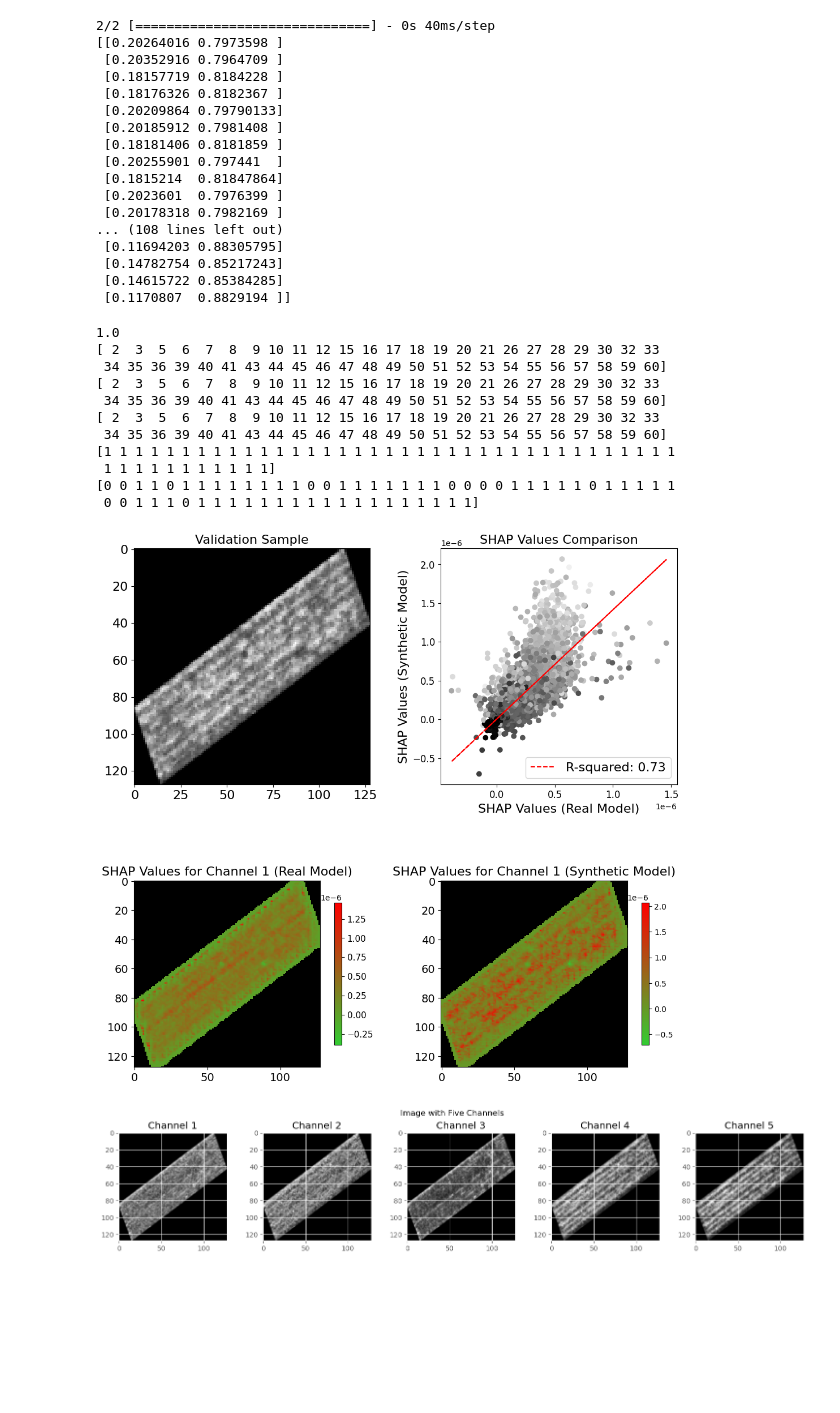
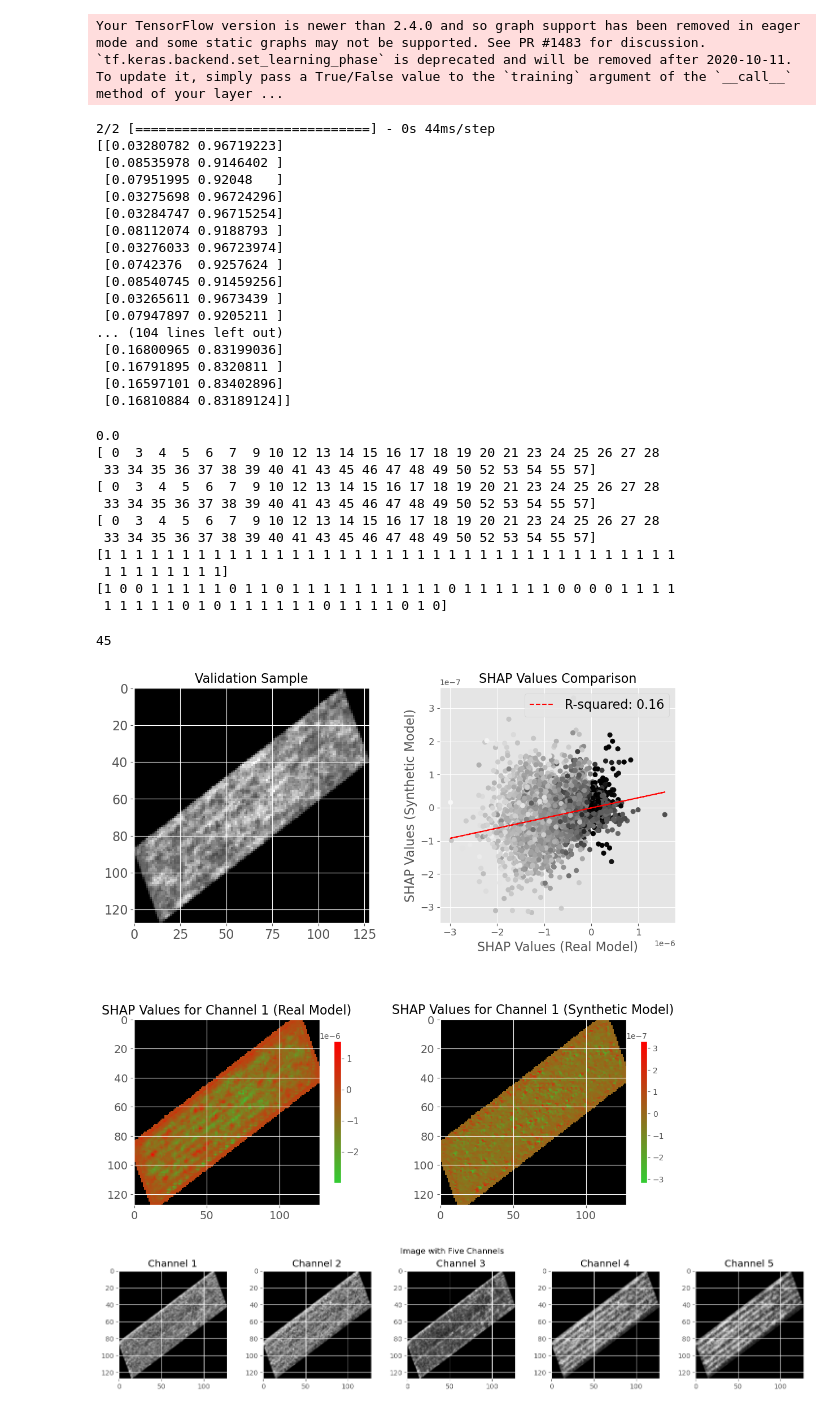
Before and after one commit to felipealencar/plant-disease-prediction, a Jupyter notebook: image_based_classificaction.ipynb, the cells around one changed output. Saved outputs shown, nothing was run; the diff lists cells and outputs as text; code cells hidden in the pictures; blank space fills up the shorter version.

```diff
--- a/image_based_classificaction.ipynb
+++ b/image_based_classificaction.ipynb
@@ -145,8 +140,8 @@ from tensorflow.keras.layers import Conv2D, MaxPooling2D, Flatten, Dense, Dropou
 from tensorflow.keras.utils import to_categorical
 
 # Load the preprocessed dataset
-# df = pd.read_csv('output-images.csv')  # Replace with the path to your preprocessed dataset CSV file
-df = pd.read_csv('output-temporal-synthetic-images.csv')  # Replace with the path to your preprocessed dataset CSV file
+df = pd.read_csv('output-images.csv')  # Replace with the path to your preprocessed dataset CSV file
+# df = pd.read_csv('output-temporal-synthetic-images.csv')  # Replace with the path to your preprocessed dataset CSV file
 print(df.shape)
 
 # Display the possible labels
@@ -416,23 +413,25 @@ y_true_classes = np.argmax(y_val, axis=1)
 correct_indices_real = np.where(y_pred_real_classes == y_true_classes)[0]
 correct_indices_synthetic = np.where(y_pred_synthetic_classes == y_true_classes)[0]
 # %% [output]
-2/2 [==============================] - 0s 40ms/step
-[[0.20264016 0.7973598 ]
- [0.20352916 0.7964709 ]
- [0.18157719 0.8184228 ]
- [0.18176326 0.8182367 ]
- [0.20209864 0.79790133]
- [0.20185912 0.7981408 ]
- [0.18181406 0.8181859 ]
- [0.20255901 0.797441  ]
- [0.1815214  0.81847864]
- [0.2023601  0.7976399 ]
- [0.20178318 0.7982169 ]
-... (108 lines left out)
- [0.11694203 0.88305795]
- [0.14782754 0.85217243]
- [0.14615722 0.85384285]
- [0.1170807  0.8829194 ]]
+Your TensorFlow version is newer than 2.4.0 and so graph support has been removed in eager mode and some static graphs may not be supported. See PR #1483 for discussion.
+`tf.keras.backend.set_learning_phase` is deprecated and will be removed after 2020-10-11. To update it, simply pass a True/False value to the `training` argument of the `__call__` method of your layer ...
+2/2 [==============================] - 0s 44ms/step
+[[0.03280782 0.96719223]
+ [0.08535978 0.9146402 ]
+ [0.07951995 0.92048   ]
+ [0.03275698 0.96724296]
+ [0.03284747 0.96715254]
+ [0.08112074 0.9188793 ]
+ [0.03276033 0.96723974]
+ [0.0742376  0.9257624 ]
+ [0.08540745 0.91459256]
+ [0.03265611 0.9673439 ]
+ [0.07947897 0.9205211 ]
+... (104 lines left out)
+ [0.16800965 0.83199036]
+ [0.16791895 0.8320811 ]
+ [0.16597101 0.83402896]
+ [0.16810884 0.83189124]]
 # %%
 correct_indices = np.intersect1d(correct_indices_real, correct_indices_synthetic)
 # %%
@@ -444,17 +443,17 @@ print(correct_indices)
 print(y_true_classes[correct_indices])
 print(y_true_classes)
 # %% [output]
-1.0
-[ 2  3  5  6  7  8  9 10 11 12 15 16 17 18 19 20 21 26 27 28 29 30 32 33
- 34 35 36 39 40 41 43 44 45 46 47 48 49 50 51 52 53 54 55 56 57 58 59 60]
-[ 2  3  5  6  7  8  9 10 11 12 15 16 17 18 19 20 21 26 27 28 29 30 32 33
- 34 35 36 39 40 41 43 44 45 46 47 48 49 50 51 52 53 54 55 56 57 58 59 60]
-[ 2  3  5  6  7  8  9 10 11 12 15 16 17 18 19 20 21 26 27 28 29 30 32 33
- 34 35 36 39 40 41 43 44 45 46 47 48 49 50 51 52 53 54 55 56 57 58 59 60]
+0.0
+[ 0  3  4  5  6  7  9 10 12 13 14 15 16 17 18 19 20 21 23 24 25 26 27 28
+ 33 34 35 36 37 38 39 40 41 43 45 46 47 48 49 50 52 53 54 55 57]
+[ 0  3  4  5  6  7  9 10 12 13 14 15 16 17 18 19 20 21 23 24 25 26 27 28
+ 33 34 35 36 37 38 39 40 41 43 45 46 47 48 49 50 52 53 54 55 57]
+[ 0  3  4  5  6  7  9 10 12 13 14 15 16 17 18 19 20 21 23 24 25 26 27 28
+ 33 34 35 36 37 38 39 40 41 43 45 46 47 48 49 50 52 53 54 55 57]
 [1 1 1 1 1 1 1 1 1 1 1 1 1 1 1 1 1 1 1 1 1 1 1 1 1 1 1 1 1 1 1 1 1 1 1 1 1
- 1 1 1 1 1 1 1 1 1 1 1]
-[0 0 1 1 0 1 1 1 1 1 1 1 1 0 0 1 1 1 1 1 1 1 0 0 0 0 1 1 1 1 1 0 1 1 1 1 1
- 0 0 1 1 1 0 1 1 1 1 1 1 1 1 1 1 1 1 1 1 1 1 1 1]
+ 1 1 1 1 1 1 1 1]
+[1 0 0 1 1 1 1 1 0 1 1 0 1 1 1 1 1 1 1 1 1 1 0 1 1 1 1 1 1 0 0 0 0 1 1 1 1
+ 1 1 1 1 1 0 1 0 1 1 1 1 1 1 0 1 1 1 1 0 1 0]
 # %%
 import matplotlib.pyplot as plt
 import numpy as np
@@ -469,11 +468,12 @@ cmap_custom = LinearSegmentedColormap.from_list('custom_cmap', colors)
 channel_index = 3  # Assuming channels are indexed from 0
 
 # Choose the index of the image you want to visualize
-image_index = correct_indices[10]  # Visualizing the first correctly classified image
+print(len(correct_indices))
+image_index = correct_indices[35]  # Visualizing the first correctly classified image
 
 # Choose the SHAP values for the selected channel and image
-shap_values_real_channel = shap_values_real[image_index, :, :, channel_index, 0]
-shap_values_synthetic_channel = shap_values_synthetic[image_index, :, :, channel_index, 0]
+shap_values_real_channel = shap_values_real[1][image_index, :, :, channel_index]
+shap_values_synthetic_channel = shap_values_synthetic[1][image_index, :, :, channel_index]
 
 # Create a mask based on the original image where black pixels are set to 0
 mask = np.where(X_val_normalized[image_index, :, :, channel_index] == 0, 0, 1)
@@ -510,34 +510,35 @@ black_areas = np.ma.masked_where(mask == 1, mask)
 axes[1, 0].imshow(black_areas, cmap='gray', alpha=1.0)
 
 # Plot the SHAP values for the synthetic model
 im2 = axes[1, 1].imshow(masked_shap_values_synthetic, cmap=cmap_custom, alpha=1.0)
 axes[1, 1].set_title('SHAP Values for Channel 1 (Synthetic Model)', fontsize=16)  # Increase fontsize
 axes[1, 1].tick_params(axis='both', which='major', labelsize=14)  # Increase tick fontsize
 
 # Overlay the black areas of the original image for the synthetic model
 axes[1, 1].imshow(black_areas, cmap='gray', alpha=1.0)
 
 # Add the scatter plot comparing SHAP values from real and synthetic models
 scatter = axes[0, 1].scatter(masked_shap_values_real.flatten(), masked_shap_values_synthetic.flatten(), c=pixel_intensities.flatten(), cmap='gray')
 axes[0, 1].set_xlabel('SHAP Values (Real Model)', fontsize=16)  # Increase fontsize
 axes[0, 1].set_ylabel('SHAP Values (Synthetic Model)', fontsize=16)  # Increase fontsize
 axes[0, 1].set_title('SHAP Values Comparison', fontsize=16)  # Increase fontsize
 axes[0, 1].tick_params(axis='both', which='major', labelsize=12)  # Increase tick fontsize
 
 # Calculate the R-squared value and plot the line
 slope, intercept, r_value, p_value, std_err = linregress(masked_shap_values_real.flatten(), masked_shap_values_synthetic.flatten())
 axes[0, 1].plot(masked_shap_values_real.flatten(), slope * masked_shap_values_real.flatten() + intercept, color='red', linestyle='--', label=f'R-squared: {r_value**2:.2f}')
 axes[0, 1].legend(fontsize=16)  # Increase legend fontsize
 
 # Add a colorbar for SHAP plots
 cbar1 = fig.colorbar(im1, ax=axes[1, 0], shrink=0.6, pad=0.06)
 cbar1.ax.tick_params(labelsize=11)  # Increase colorbar tick fontsize
 cbar1.ax.yaxis.set_label_position('right')  # Adjust the position of the notation
 cbar2 = fig.colorbar(im2, ax=axes[1, 1], shrink=0.6, pad=0.06)
 
 plt.show()
 # %% [output]
+45
-[figure, old version]
+[figure, new version]
 # %%
 # Save plot to pdf file
 fig.savefig('output-shap.pdf', bbox_inches='tight')
```
Also changed, not shown: parts of 8 cells of this notebook, 5 other files.
